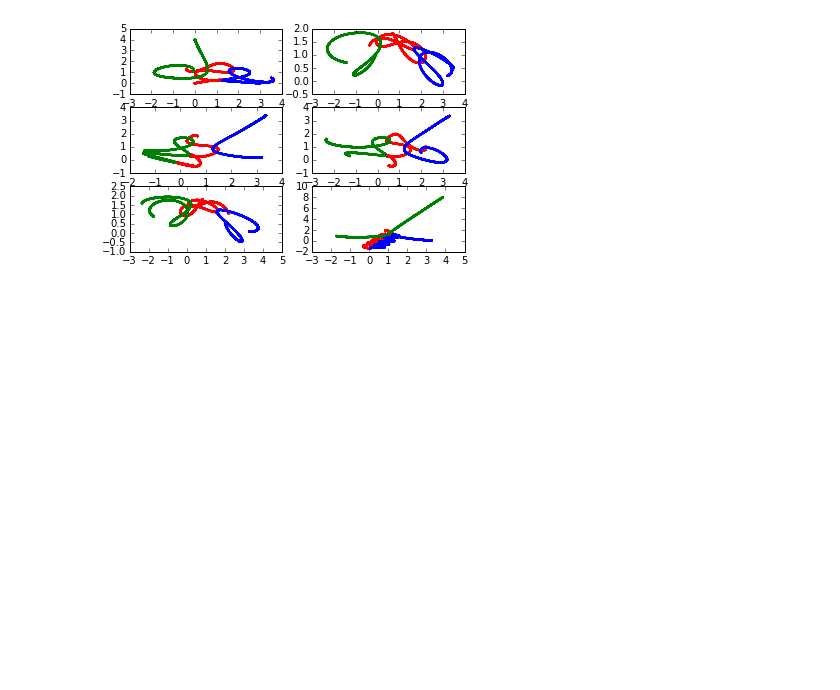
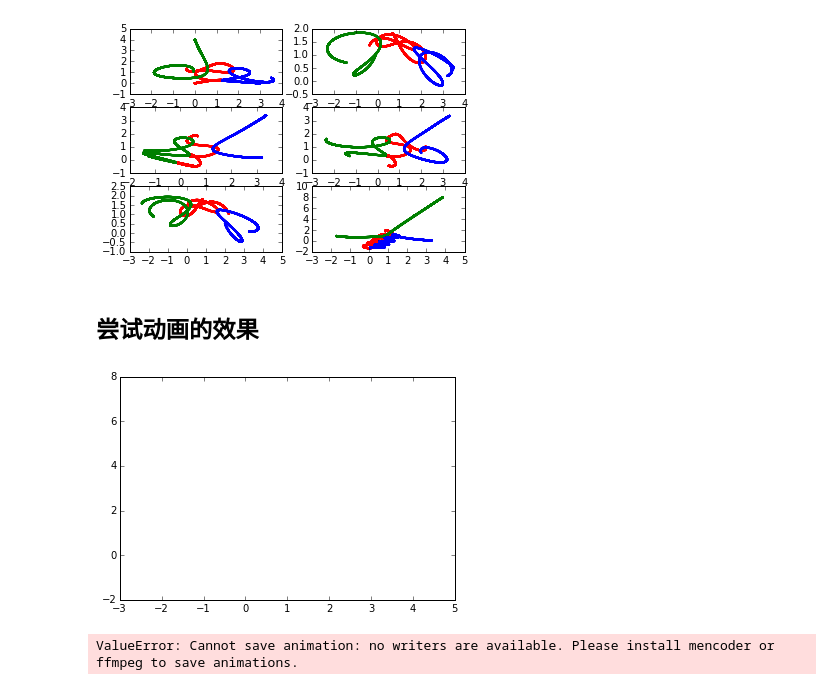
Before and after one commit to wakeproject/Wahlque-Complete, a Jupyter notebook: zh-cn/playground/pythagras-3-body-verlet.ipynb, the cells around one changed output. Saved outputs shown, nothing was run; the diff lists cells and outputs as text; code cells hidden in the pictures; blank space fills up the shorter version.

```diff
--- a/zh-cn/playground/pythagras-3-body-verlet.ipynb
+++ b/zh-cn/playground/pythagras-3-body-verlet.ipynb
@@ -113,3 +119,5 @@ for i in range(6):
 plt.show()
 # %% [output]
 [figure]
+# %% [markdown]
+## 尝试动画的效果
@@ -115,0 +146,45 @@ plt.show()
+# %%
+import matplotlib.pyplot as plt
+
+# First set up the figure, the axis, and the plot element we want to animate
+fig = plt.figure()
+ax = plt.axes(xlim=(-3, 5), ylim=(-2, 8))
+line, = ax.plot([], [], lw=2)
+
+# initialization function: plot the background of each frame
+def init():
+    line.set_data([0], [0])
+    line.set_data([0], [4])
+    line.set_data([3], [0])
+    return line,
+
+# animation function.  This is called sequentially
+def animate(i):
+    minDist, maxVelo = evolve(dt)
+    dt = min(minDist / maxVelo / 100, 0.1)
+
+    x1 = x[0]
+    y1 = x[1]
+    x2 = x[2]
+    y2 = x[3]
+    x3 = x[4]
+    y3 = x[5]
+
+    line.set_data([x1], [y1])
+    line.set_data([x2], [y2])
+    line.set_data([x3], [y3])
+
+    return line,
+# %% [output]
+[figure, added]
+# %%
+from matplotlib import animation
+
+# call the animator.  blit=True means only re-draw the parts that have changed.
+anim = animation.FuncAnimation(fig, animate, init_func=init,
+                               frames=30000, interval=300, blit=True)
+
+# call our new function to display the animation
+display_animation(anim)
+# %% [output]
+ValueError: Cannot save animation: no writers are available. Please install mencoder or ffmpeg to save animations.
```
Also changed, not shown: parts of 5 cells of this notebook.
